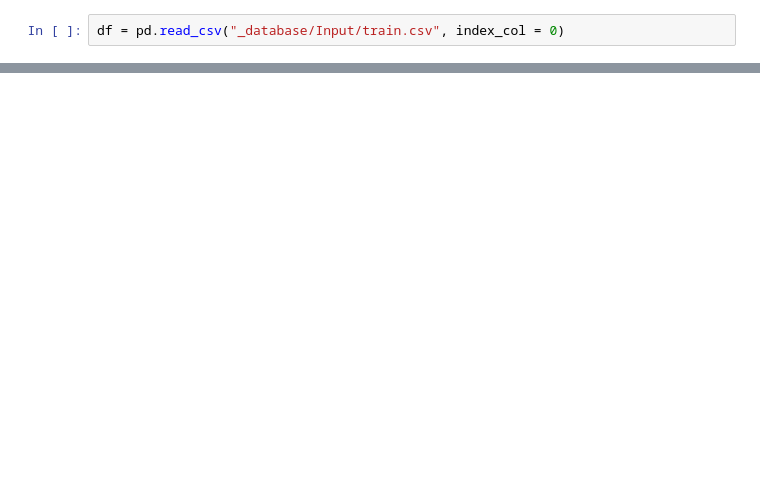
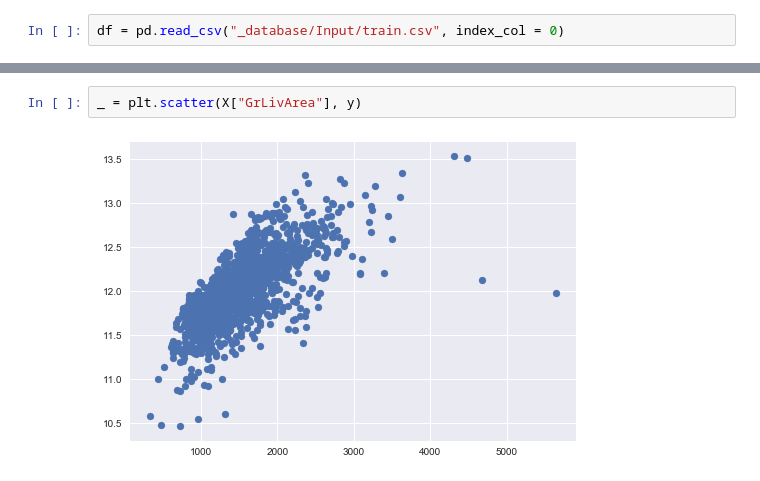
Before and after one commit to kelvinc123/House-Price, a Jupyter notebook: LinearRegression.ipynb, the cells around one changed output, grey strips where cells are left out. Cells and saved outputs as stored; diff of their text form; blank space fills up the shorter version.

```diff
--- a/LinearRegression.ipynb
+++ b/LinearRegression.ipynb
@@ -32,0 +40,4 @@ X = df.drop("SalePrice", axis = 1)
+# %%
+_ = plt.scatter(X["GrLivArea"], y)
+# %% [output]
+[figure, added]
```
Also changed, not shown: parts of 17 cells of this notebook, 1 other file.
